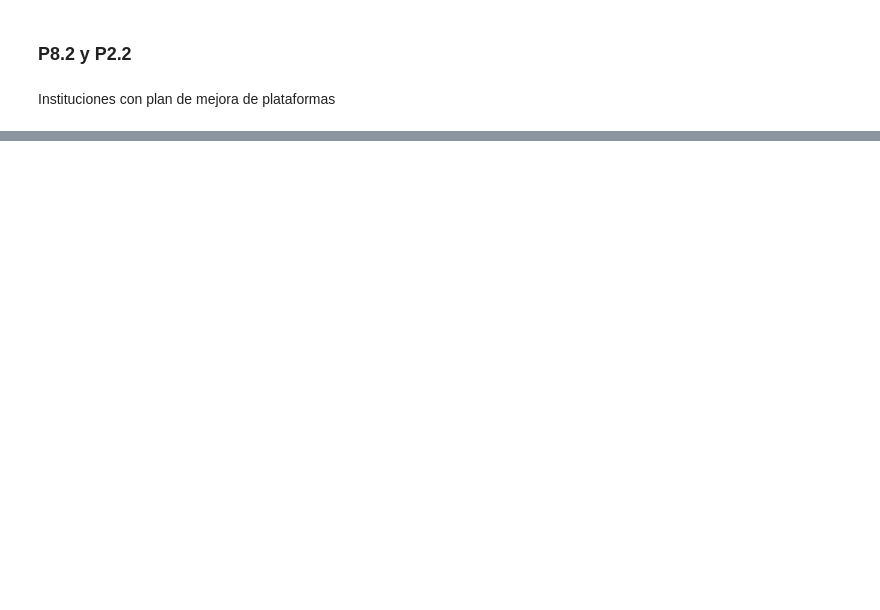
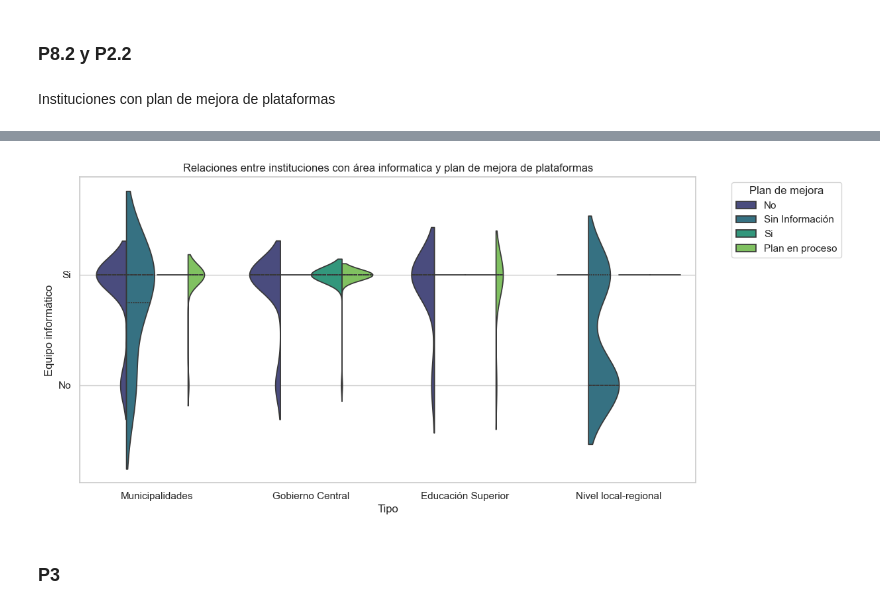
Before and after one commit to alejoGonc/EGD-CameronPartners, a Jupyter notebook: main.ipynb, the cells around one changed output, grey strips where cells are left out. Drawn from its saved outputs; the diff is of its cells as text; code cells hidden in the pictures; blank space fills up the shorter version.

```diff
--- a/main.ipynb
+++ b/main.ipynb
@@ -938,0 +954,12 @@ EquipoYPlanMejora
+# %%
+plt.figure(figsize=(12, 6))
+sns.violinplot(x='Tipo', y='P2.2', hue='P8.2', data=EquipoYPlanMejoraCruce, split=True, inner='quartile', palette='viridis')
+plt.title('Relaciones entre instituciones con área informatica y plan de mejora de plataformas')
+plt.xlabel('Tipo')
+plt.ylabel('Equipo informático')
+plt.legend(title="Plan de mejora", bbox_to_anchor=(1.05, 1), loc='upper left')
+plt.show()
+# %% [output]
+[figure, added]
+# %% [markdown]
+### P3
```
Also changed, not shown: parts of 25 cells of this notebook.
